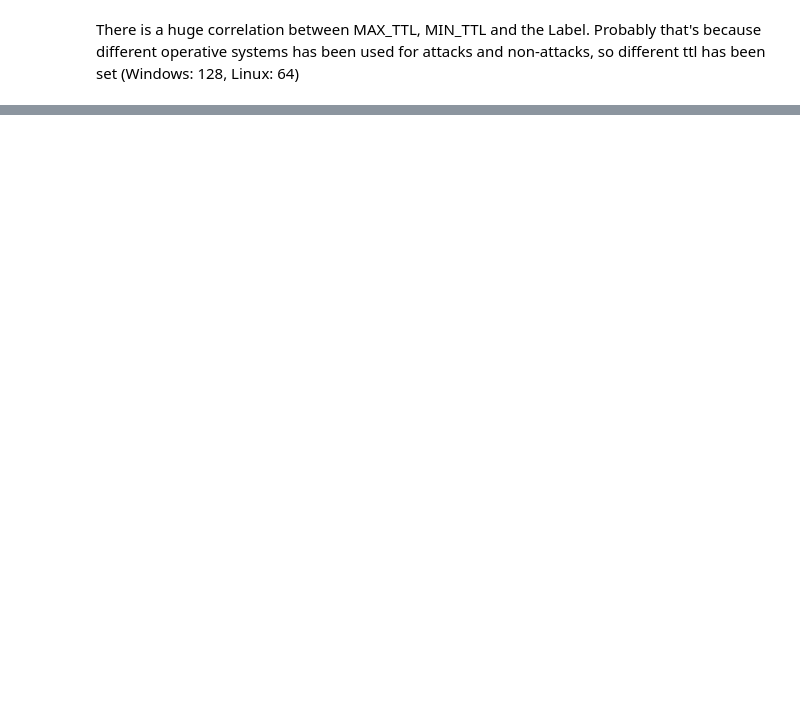
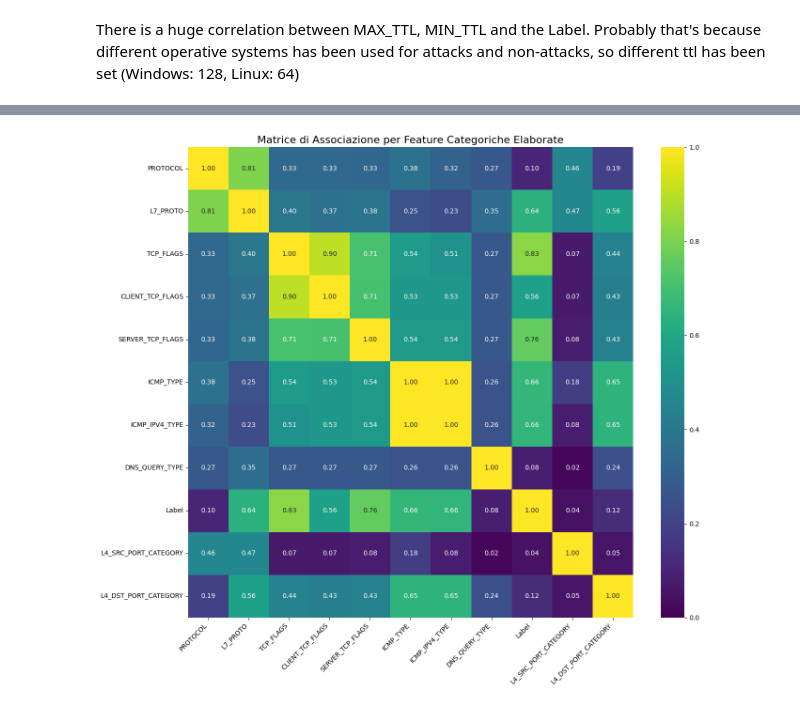
Before and after one commit to mat-riboni/neural-tabular-intrusion-detection-system, a Jupyter notebook: notebooks/exploratory_data_analisys.ipynb, the cells around one changed output, grey strips where cells are left out. Drawn from its saved outputs; the diff is of its cells as text; code cells hidden in the pictures; blank space fills up the shorter version.

```diff
--- a/notebooks/exploratory_data_analisys.ipynb
+++ b/notebooks/exploratory_data_analisys.ipynb
@@ -346,2 +347,96 @@ plt.show()
 # %% [markdown]
 There is a huge correlation between MAX_TTL, MIN_TTL and the Label. Probably that's because different operative systems has been used for attacks and non-attacks, so different ttl has been set (Windows: 128, Linux: 64)
+# %%
+import pandas as pd
+import numpy as np
+import matplotlib.pyplot as plt
+import seaborn as sbn
+import scipy.stats as ss
+
+# --- CARICAMENTO E PULIZIA DATI (DA ADATTARE AL TUO SCRIPT) ---
+# Assumiamo che 'df_cleaned' sia il tuo DataFrame già caricato e pulito.
+# Esempio:
+# df = pd.read_csv('../resources/dataset/NF-UNSW-NB15-v3.csv')
+# df_cleaned = df.replace([np.inf, -np.inf], np.nan).dropna()
+
+
+# --- INIZIO CODICE SPECIFICO RICHIESTO ---
+
+# 1. Definiamo i gruppi di feature dalla tua lista
+# Feature categoriche "vere" (bassa cardinalità)
+true_categorical_features = [
+    "PROTOCOL",
+    "L7_PROTO",
+    "TCP_FLAGS",
+    "CLIENT_TCP_FLAGS",
+    "SERVER_TCP_FLAGS",
+    "ICMP_TYPE",
+    "ICMP_IPV4_TYPE",
+    "DNS_QUERY_TYPE",
+    "Label" # Includiamo il target per vedere l'associazione
+]
+
+# Feature ad alta cardinalità da cui estrarre informazioni (Ports)
+ports_to_engineer = ["L4_SRC_PORT", "L4_DST_PORT"]
+
+# Feature da escludere perché sono identificatori (causano leakage/overfitting)
+features_to_exclude = ["IPV4_SRC_ADDR", "IPV4_DST_ADDR", "DNS_QUERY_ID"]
+
+print("Feature da escludere (identificatori unici):", features_to_exclude)
+
+# 2. Feature Engineering per le porte
+df_engineered = df_cleaned.copy()
+
+def categorize_port(port):
+    if port <= 1023:
+        return 'Well-known'
+    elif port <= 49151:
+        return 'Registered'
+    else:
+        return 'Ephemeral'
+
+for port_col in ports_to_engineer:
+    new_col_name = f"{port_col}_CATEGORY"
+    df_engineered[new_col_name] = df_engineered[port_col].apply(categorize_port)
+    print(f"Creata nuova feature '{new_col_name}' dalla colonna '{port_col}'")
+
+# 3. Creiamo la lista finale delle feature da analizzare
+final_features_to_analyze = true_categorical_features + [f"{p}_CATEGORY" for p in ports_to_engineer]
+# Rimuoviamo le feature non presenti nel dataframe (se ce ne sono)
+final_features_to_analyze = [f for f in final_features_to_analyze if f in df_engineered.columns]
+
+
+# 4. Calcoliamo la matrice di associazione solo sulle feature pertinenti
+def cramers_v(x, y):
+    confusion_matrix = pd.crosstab(x, y)
+    chi2 = ss.chi2_contingency(confusion_matrix)[0]
+    n = confusion_matrix.sum().sum()
+    phi2 = chi2 / n
+    r, k = confusion_matrix.shape
+    phi2corr = max(0, phi2 - ((k - 1) * (r - 1)) / (n - 1))
+    rcorr = r - ((r - 1) ** 2) / (n - 1)
+    kcorr = k - ((k - 1) ** 2) / (n - 1)
+    if min((kcorr - 1), (rcorr - 1)) == 0:
+        return 0
+    else:
+        return np.sqrt(phi2corr / min((kcorr - 1), (rcorr - 1)))
+
+cramer_matrix = pd.DataFrame(np.zeros((len(final_features_to_analyze), len(final_features_to_analyze))),
+                             index=final_features_to_analyze,
+                             columns=final_features_to_analyze)
+
+print("\nCalcolo della matrice di associazione (V di Cramér) sulle feature elaborate...")
+for col1 in final_features_to_analyze:
+    for col2 in final_features_to_analyze:
+        cramer_matrix.loc[col1, col2] = cramers_v(df_engineered[col1], df_engineered[col2])
+
+
+# 5. Visualizziamo la heatmap finale
+plt.figure(figsize=(14, 12))
+sbn.heatmap(cramer_matrix.astype(float), annot=True, cmap='viridis', fmt=".2f", vmin=0, vmax=1)
+plt.title('Matrice di Associazione per Feature Categoriche Elaborate', fontsize=16)
+plt.xticks(rotation=45, ha='right')
+plt.yticks(rotation=0)
+plt.tight_layout()
+plt.show()
+# %% [output]
@@ -347,0 +448 @@ There is a huge correlation between MAX_TTL, MIN_TTL and the Label. Probably tha
+[figure, added]
```
Also changed, not shown: parts of 8 cells of this notebook, 6 other files.
